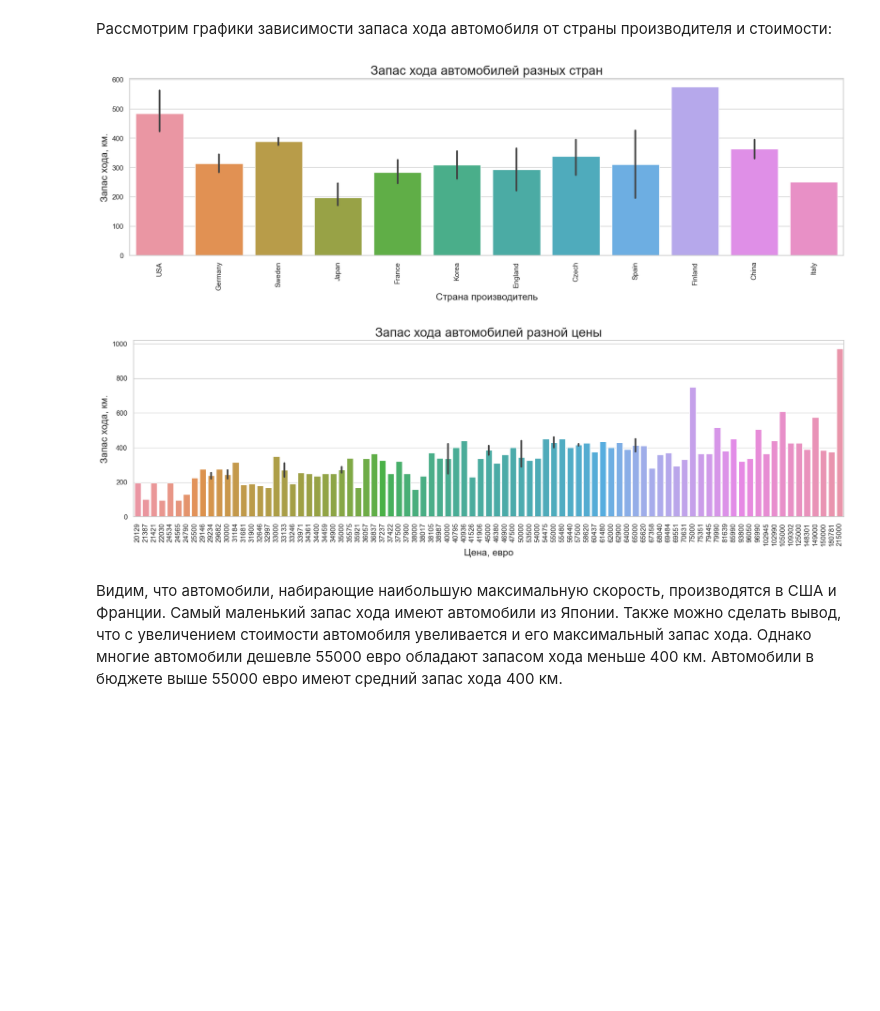
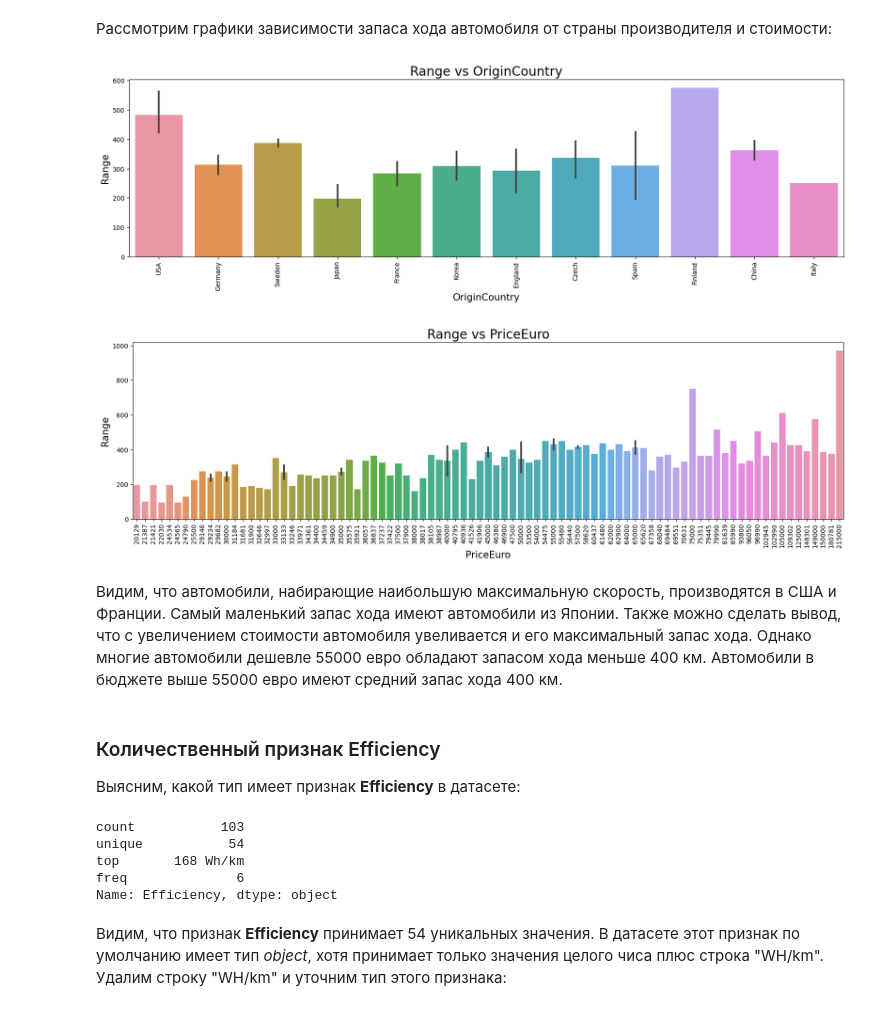
Before and after one commit to daniil-steperev/-SPBU-Machine-Learning-Homework, a Jupyter notebook: [Task1] LinearRegression/LinearRegression.ipynb, the cells around one changed output. Cells and saved outputs as stored; diff of their text form; code cells hidden in the pictures; blank space fills up the shorter version.

Commit message:
Added PowerTrain, RapidCharge, FastCharge, Efficiency analysis

```diff
--- a/[Task1] LinearRegression/LinearRegression.ipynb
+++ b/[Task1] LinearRegression/LinearRegression.ipynb
@@ -314,10 +300,3 @@ plt.show()
 # %%
-plt.figure(figsize=(20,5))
-sns.set_theme(style="whitegrid")
-sns.barplot(x = "PriceEuro", y = "Accel", data = df)
-plt.title('Стоимости автомобилей разных стран', fontsize = 20)
-plt.ylabel('Ускорение 0--100, сек.', fontsize= 15)
-plt.xlabel('Цена автомобиля', fontsize= 15)
-plt.xticks(rotation = 90)
-plt.show()
+show_barplot("PriceEuro", "Accel")
 # %% [output]
@@ -354,12 +333,5 @@ Name: TopSpeed, dtype: float64
 # %% [markdown]
 Рассмотрим графики зависимости максимальной скорости автомобиля от страны производителя и стоимости:
 # %%
-plt.figure(figsize=(20,5))
-sns.set_theme(style="whitegrid")
-sns.barplot(x = "OriginCountry", y = "TopSpeed", data = df)
-plt.title('Максимальная скорость автомобилей разных стран', fontsize = 20)
-plt.ylabel('Максимальная скорость, км/ч.', fontsize= 15)
-plt.xlabel('Страна производитель', fontsize= 15)
-plt.xticks(rotation = 90)
-plt.show()
+show_barplot("OriginCountry", "TopSpeed")
 # %% [output]
@@ -367,10 +341,3 @@ plt.show()
 # %%
-plt.figure(figsize=(20,5))
-sns.set_theme(style="whitegrid")
-sns.barplot(x = "PriceEuro", y = "TopSpeed", data = df)
-plt.title('Максимальная скорость автомобилей разной цены', fontsize = 20)
-plt.ylabel('Максимальная скорость, км/ч.', fontsize= 15)
-plt.xlabel('Цена, евро', fontsize= 15)
-plt.xticks(rotation = 90)
-plt.show()
+show_barplot("PriceEuro", "TopSpeed")
 # %% [output]
@@ -407,26 +374,26 @@ Name: Range, dtype: float64
 # %% [markdown]
 Рассмотрим графики зависимости запаса хода автомобиля от страны производителя и стоимости:
 # %%
-plt.figure(figsize=(20,5))
-sns.set_theme(style="whitegrid")
-sns.barplot(x = "OriginCountry", y = "Range", data = df)
-plt.title('Запас хода автомобилей разных стран', fontsize = 20)
-plt.ylabel('Запас хода, км.', fontsize= 15)
-plt.xlabel('Страна производитель', fontsize= 15)
-plt.xticks(rotation = 90)
-plt.show()
+show_barplot("OriginCountry", "Range")
 # %% [output]
-[figure, old version]
+[figure, new version]
 # %%
-plt.figure(figsize=(20,5))
-sns.set_theme(style="whitegrid")
-sns.barplot(x = "PriceEuro", y = "Range", data = df)
-plt.title('Запас хода автомобилей разной цены', fontsize = 20)
-plt.ylabel('Запас хода, км.', fontsize= 15)
-plt.xlabel('Цена, евро', fontsize= 15)
-plt.xticks(rotation = 90)
-plt.show()
+show_barplot("PriceEuro", "Range")
 # %% [output]
-[figure, old version]
+[figure, new version]
 # %% [markdown]
 Видим, что автомобили, набирающие наибольшую максимальную скорость, производятся в США и Франции. Самый маленький запас хода имеют автомобили из Японии. Также можно сделать вывод, что с увеличением стоимости автомобиля увеливается и его максимальный запас хода. Однако многие автомобили дешевле 55000 евро обладают запасом хода меньше 400 км. Автомобили в бюджете выше 55000 евро имеют средний запас хода 400 км.
+# %% [markdown]
+### Количественный признак Efficiency
+
+Выясним, какой тип имеет признак **Efficiency** в датасете:
+# %%
+df['Efficiency'].describe()
+# %% [output]
+count           103
+unique           54
+top       168 Wh/km
+freq              6
+Name: Efficiency, dtype: object
+# %% [markdown]
+Видим, что признак **Efficiency** принимает 54 уникальных значения. В датасете этот признак по умолчанию имеет тип *object*, хотя принимает только значения целого чиса плюс строка "WH/km". Удалим строку "WH/km" и уточним тип этого признака:
```
Also changed, not shown: parts of 49 cells of this notebook.
